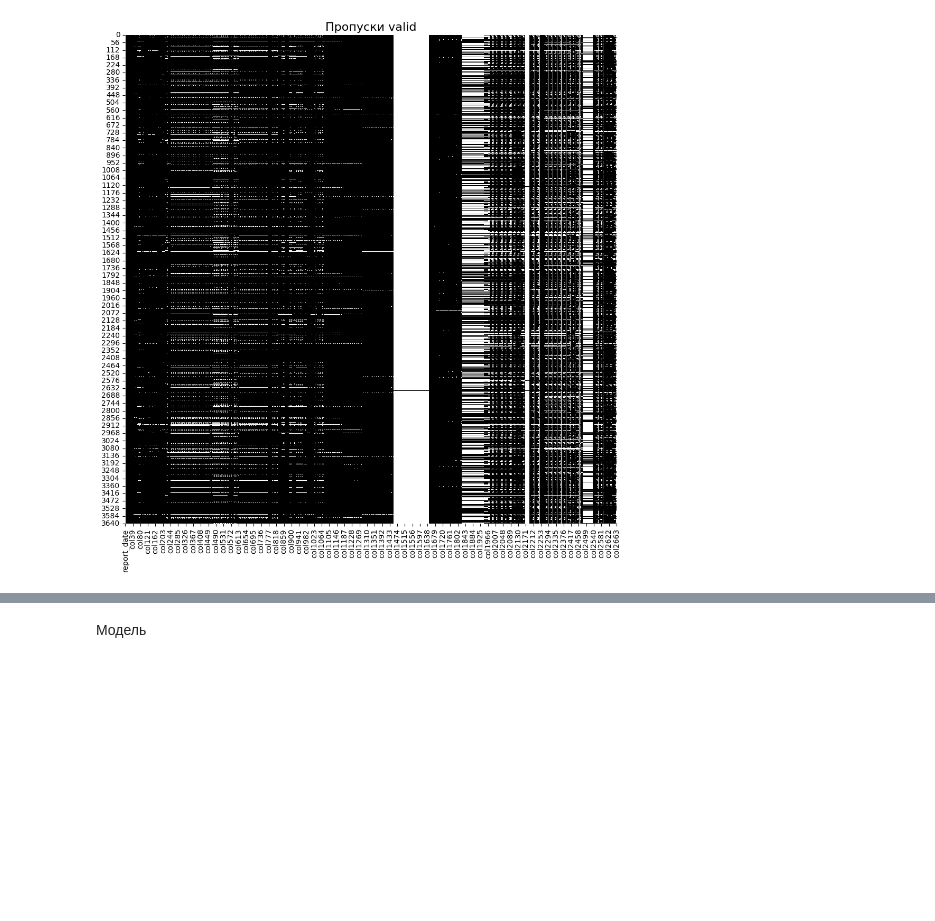
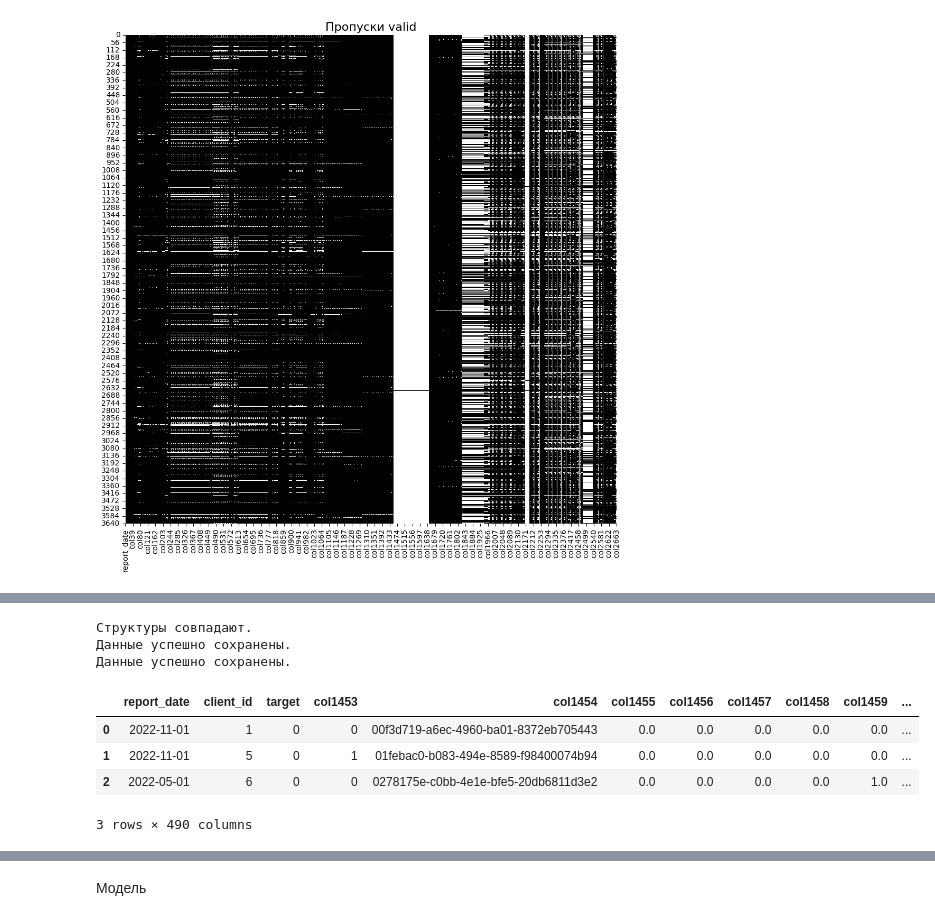
Before and after one commit to pogodaa/second_intensiv_predict_dataset_ot_samolyta, a Jupyter notebook: main.ipynb, the cells around one changed output, grey strips where cells are left out. Saved outputs shown, nothing was run; the diff lists cells and outputs as text; code cells hidden in the pictures; blank space fills up the shorter version.

```diff
--- a/main.ipynb
+++ b/main.ipynb
@@ -74,0 +221,25 @@ for i, elem in enumerate(arr):
+# %%
+for i, elem in enumerate(arr_updt):
+    for col in elem.columns:
+        if elem[col].dtype in ['float64', 'int64']:
+            elem[col] = elem[col].fillna(elem[col].median()) # Заполнение медианой
+        elif elem[col].dtype == 'object':
+            elem[col] = elem[col].fillna('unknown') # Заполнение unknown
+
+check_struktura(arr_updt)
+
+for i, elem in enumerate(arr_updt):
+    elem.to_csv(f'results/_{names_df[i]}_updt.csv', index=False)
+    print("Данные успешно сохранены.")
+# %% [output]
+Структуры совпадают.
+Данные успешно сохранены.
+Данные успешно сохранены.
+# %%
+train_updt.head(3)
+# %% [output]
+|  | report_date | client_id | target | col1453 | col1454 | col1455 | col1456 | col1457 | col1458 | col1459 | ... |
+| 0 | 2022-11-01 | 1 | 0 | 0 | 00f3d719-a6ec-4960-ba01-8372eb705443 | 0.0 | 0.0 | 0.0 | 0.0 | 0.0 | ... |
+| 1 | 2022-11-01 | 5 | 0 | 1 | 01febac0-b083-494e-8589-f98400074b94 | 0.0 | 0.0 | 0.0 | 0.0 | 0.0 | ... |
+| 2 | 2022-05-01 | 6 | 0 | 0 | 0278175e-c0bb-4e1e-bfe5-20db6811d3e2 | 0.0 | 0.0 | 0.0 | 0.0 | 1.0 | ... |
+3 rows × 490 columns
```
Also changed, not shown: parts of 24 cells of this notebook, 5 other files.
